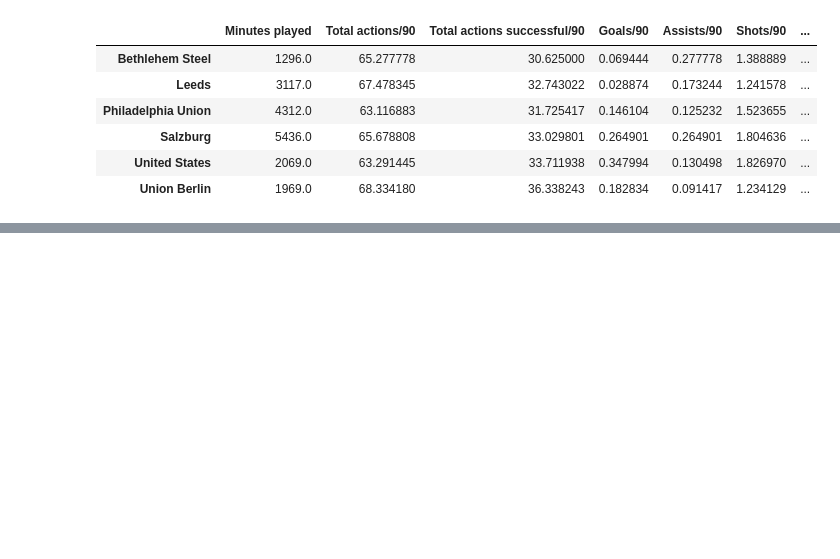
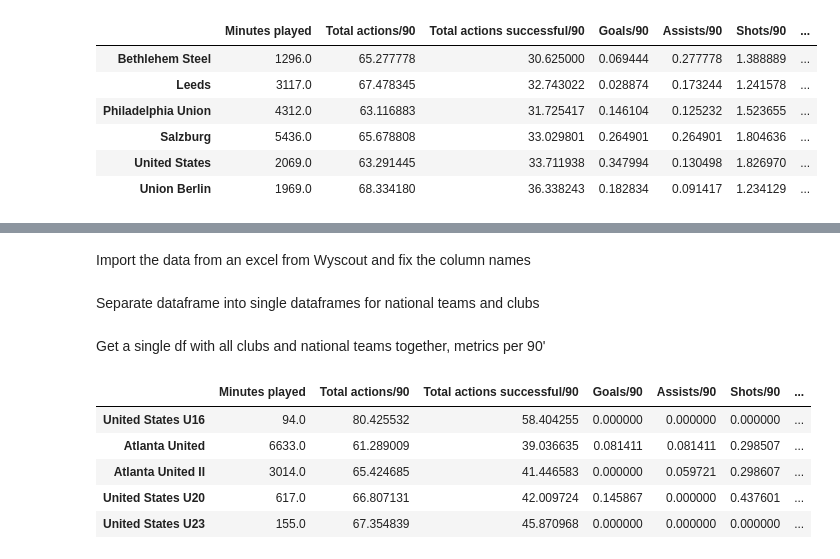
Before and after one commit to Tommy-Las/FootballAnalytics-FinalProject, a Jupyter notebook: code.ipynb, the cells around one changed output, grey strips where cells are left out. Drawn from its saved outputs; the diff is of its cells as text; code cells hidden in the pictures; blank space fills up the shorter version.

Commit message:
stats for C.Wiley added, modified structure of notebook

```diff
--- a/code.ipynb
+++ b/code.ipynb
@@ -250,0 +233,53 @@ pepi_teams_df
+# %% [markdown]
+Import the data from an excel from Wyscout and fix the column names
+# %%
+wiley_df = pd.read_excel("USA Data/Player stats C. Wiley.xlsx")
+wiley_df = fix_column_names(wiley_df)
+# %% [markdown]
+Separate dataframe into single dataframes for national teams and clubs
+# %%
+wiley_atlantaII_df = wiley_df[wiley_df['Match'].str.contains('Atlanta United II', na=False)]
+wiley_atlantaII_df["Team"] = "Atlanta United II"
+
+wiley_atlanta_df = wiley_df[wiley_df['Match'].str.contains('Atlanta United', na=False) & ~wiley_df['Match'].str.contains('II', na=False)]
+wiley_atlanta_df["Team"] = "Atlanta United"
+
+wiley_USA23_df = wiley_df[wiley_df['Match'].str.contains('United States U23', na=False)]
+wiley_USA23_df["Team"] = "United States U23"
+
+wiley_USA20_df = wiley_df[wiley_df['Match'].str.contains('United States U20', na=False)]
+wiley_USA20_df["Team"] = "United States U20"
+
+wiley_USA16_df = wiley_df[wiley_df['Match'].str.contains('United States U16', na=False)]
+wiley_USA16_df["Team"] = "United States U16"
+# %% [markdown]
+Get a single df with all clubs and national teams together, metrics per 90'
+# %%
+cols = ["Team", 'Minutes played',
+       'Total actions', 'Total actions successful', 'Goals', 'Assists',
+       'Shots', 'Shots on target', 'xG', 'Passes', 'Passes accurate',
+       'Long passes', 'Long passes accurate', 'Crosses', 'Crosses accurate',
+       'Dribbles', 'Dribbles successful', 'Duels', 'Duels won',
+       'Interceptions', 'Losses', 'Losses own half', 'Recoveries',
+       'Recoveries opp. half', 'Yellow card', 'Red card', 'Defensive duels',
+       'Defensive duels won', 'Loose ball duels', 'Loose ball duels won',
+       'Sliding tackles', 'Sliding tackles successful', 'Clearances', 'Fouls',
+       'Yellow cards', 'Red cards', 'Shot assists', 'Offensive duels',
+       'Offensive duels won', 'Touches in penalty area', 'Offsides',
+       'Progressive runs', 'Fouls suffered', 'Through passes',
+       'Through passes accurate', 'xA', 'Second assists',
+       'Passes to final third', 'Passes to final third accurate',
+       'Passes to penalty area', 'Passes to penalty area accurate',
+       'Received passes', 'Forward passes', 'Forward passes accurate',
+       'Back passes', 'Back passes accurate']
+
+all_df = [wiley_USA16_df, wiley_atlanta_df, wiley_atlantaII_df, wiley_USA20_df, wiley_USA23_df]
+wiley_teams_df = team_data(all_df, cols)
+wiley_teams_df
+# %% [output]
+|  | Minutes played | Total actions/90 | Total actions successful/90 | Goals/90 | Assists/90 | Shots/90 | ... |
+| United States U16 | 94.0 | 80.425532 | 58.404255 | 0.000000 | 0.000000 | 0.000000 | ... |
+| Atlanta United | 6633.0 | 61.289009 | 39.036635 | 0.081411 | 0.081411 | 0.298507 | ... |
+| Atlanta United II | 3014.0 | 65.424685 | 41.446583 | 0.000000 | 0.059721 | 0.298607 | ... |
+| United States U20 | 617.0 | 66.807131 | 42.009724 | 0.145867 | 0.000000 | 0.437601 | ... |
+| United States U23 | 155.0 | 67.354839 | 45.870968 | 0.000000 | 0.000000 | 0.000000 | ... |
```
Also changed, not shown: parts of 30 cells of this notebook.
